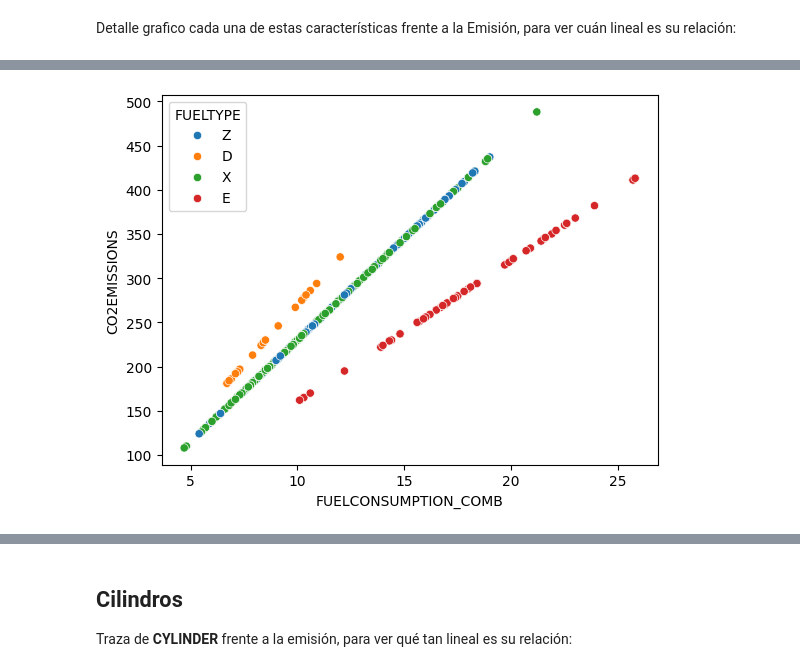
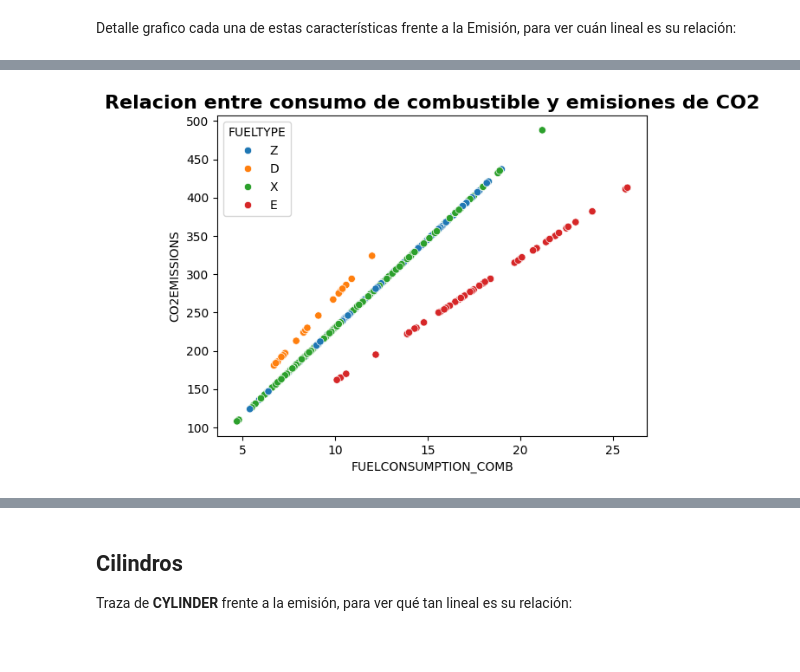
Before and after one commit to javierCh77/emisionco2, a Jupyter notebook: ML0101EN-Reg-Simple-Linear-Regression-Co2-v2.ipynb, the cells around one changed output, grey strips where cells are left out. Drawn from its saved outputs; the diff is of its cells as text; code cells hidden in the pictures.

```diff
--- a/ML0101EN-Reg-Simple-Linear-Regression-Co2-v2.ipynb
+++ b/ML0101EN-Reg-Simple-Linear-Regression-Co2-v2.ipynb
@@ -175,5 +204,6 @@ plt.show()
 # %%
 sns.scatterplot(data=df, x='FUELCONSUMPTION_COMB', y='CO2EMISSIONS', hue='FUELTYPE')
+plt.title("Relacion entre consumo de combustible y emisiones de CO2", fontsize=16, fontweight='bold' )
 plt.show()
 # %% [output]
-[figure, old version]
+[figure, new version]
```
Also changed, not shown: parts of 26 cells of this notebook.
